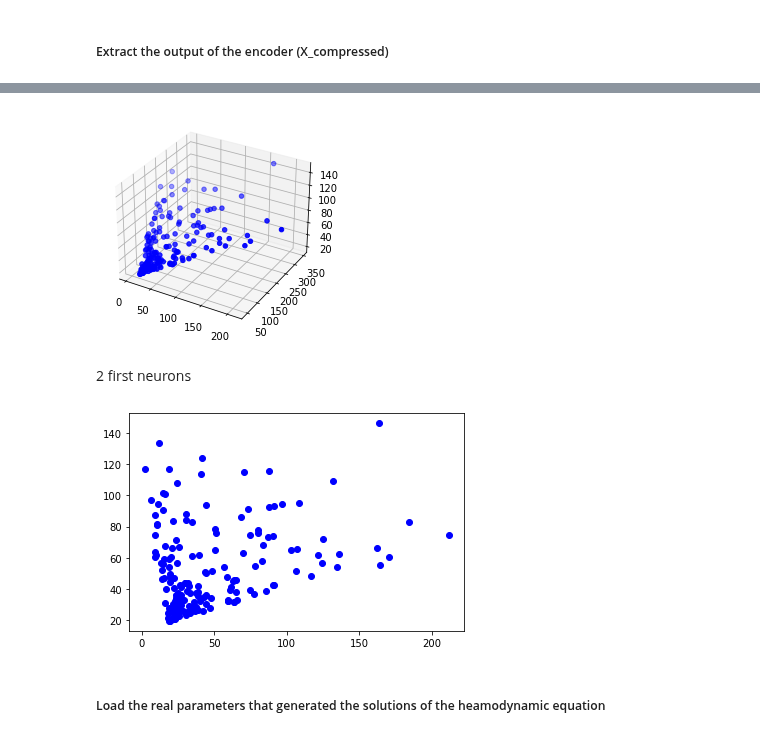
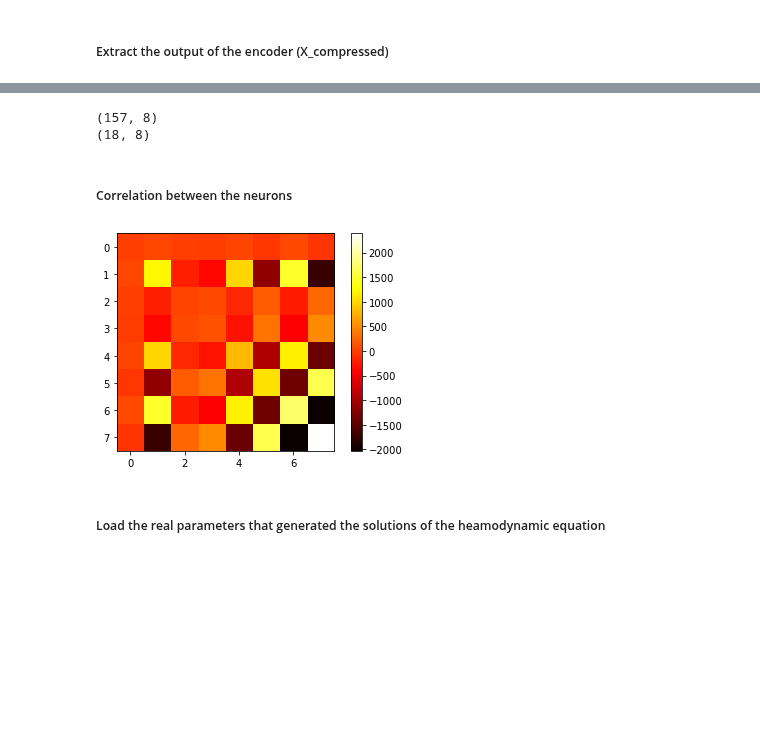
Before and after one commit to CS-433/ml-project-2-thevipers2, a Jupyter notebook: main.ipynb, the cells around one changed output, grey strips where cells are left out. Cells and saved outputs as stored; diff of their text form; code cells hidden in the pictures; blank space fills up the shorter version.

```diff
--- a/main.ipynb
+++ b/main.ipynb
@@ -498,9 +498,9 @@ After compressing our data with the help of the feed-forward encoder, we can inv
 import _pickle as cPickle
 
 # define the parameters of the model
-learningRate= 0.0001 #best_lr
-neuron_ = 8 #best_neurons_nb
-epochs= 50
+learningRate= 1e-4
+neuron_ = 8
+epochs=10
 criterion = nn.MSELoss()
 
 
@@ -532,14 +532,15 @@ for epoch in range(epochs):
     print("Epoch:{}/{} Training Error:{:.3f} Test Error:{:.3f}".format(epoch + 1,epochs,train_error,test_error))
 
 #Look at the compression
-compressed_X = []
+compressed_X_train = []
 for train in train_loader :
     train = train.float()
-    compressed_x = model.forward(x=train, show_compression=True)
-    compressed_X.append(compressed_x.detach().numpy())
+    compressed_x_train = model.forward(x=train, show_compression=True)
+    compressed_X_train.append(compressed_x_train.detach().numpy())
 
+compressed_X_test = []
 for test in test_loader :
     test = test.float()
-    compressed_x = model.forward(x=test, show_compression=True)
-    compressed_X.append(compressed_x.detach().numpy())
+    compressed_x_test = model.forward(x=test, show_compression=True)
+    compressed_X_test.append(compressed_x_test.detach().numpy())
 # %% [output]
@@ -563,3 +557,3 @@ Epoch:50/50 Training Error:0.012 Test Error:0.009
 # %%
-comp_X = np.concatenate(np.squeeze(np.array(compressed_X)))
-print(comp_X.shape)
+comp_X_train = np.concatenate(np.squeeze(np.array(compressed_X_train)))
+comp_X_test = (np.squeeze(np.array(compressed_X_test)))
@@ -572,18 +560,22 @@ print(comp_X.shape)
-# %%
-fig = plt.figure()
-ax = fig.add_subplot(111, projection='3d')
-
-ax.scatter(comp_X[:,0], comp_X[:,1], comp_X[:,2], c = 'b', marker='o')
-plt.show()
-# %% [output]
-[figure, removed]
-# %% [markdown]
-2 first neurons
-# %%
-plt.scatter(comp_X[:,0], comp_X[:,2], c = 'b', marker='o')
-plt.show()
-# %% [output]
-[figure, removed]
+# %%
+print(comp_X_train.shape)
+print(comp_X_test.shape)
+# %% [output]
+(157, 8)
+(18, 8)
+# %% [markdown]
+##### Correlation between the neurons
+# %%
+import seaborn as sns
+
+corr = np.cov(comp_X_train.T)
+
+# plot the heatmap
+plt.imshow(corr,cmap='hot',interpolation='nearest')
+plt.colorbar()
+plt.show()
+# %% [output]
+[figure, added]
 # %% [markdown]
 ##### Load the real parameters that generated the solutions of the heamodynamic equation
 # %%
```
Also changed, not shown: parts of 15 cells of this notebook, 1 other file.
